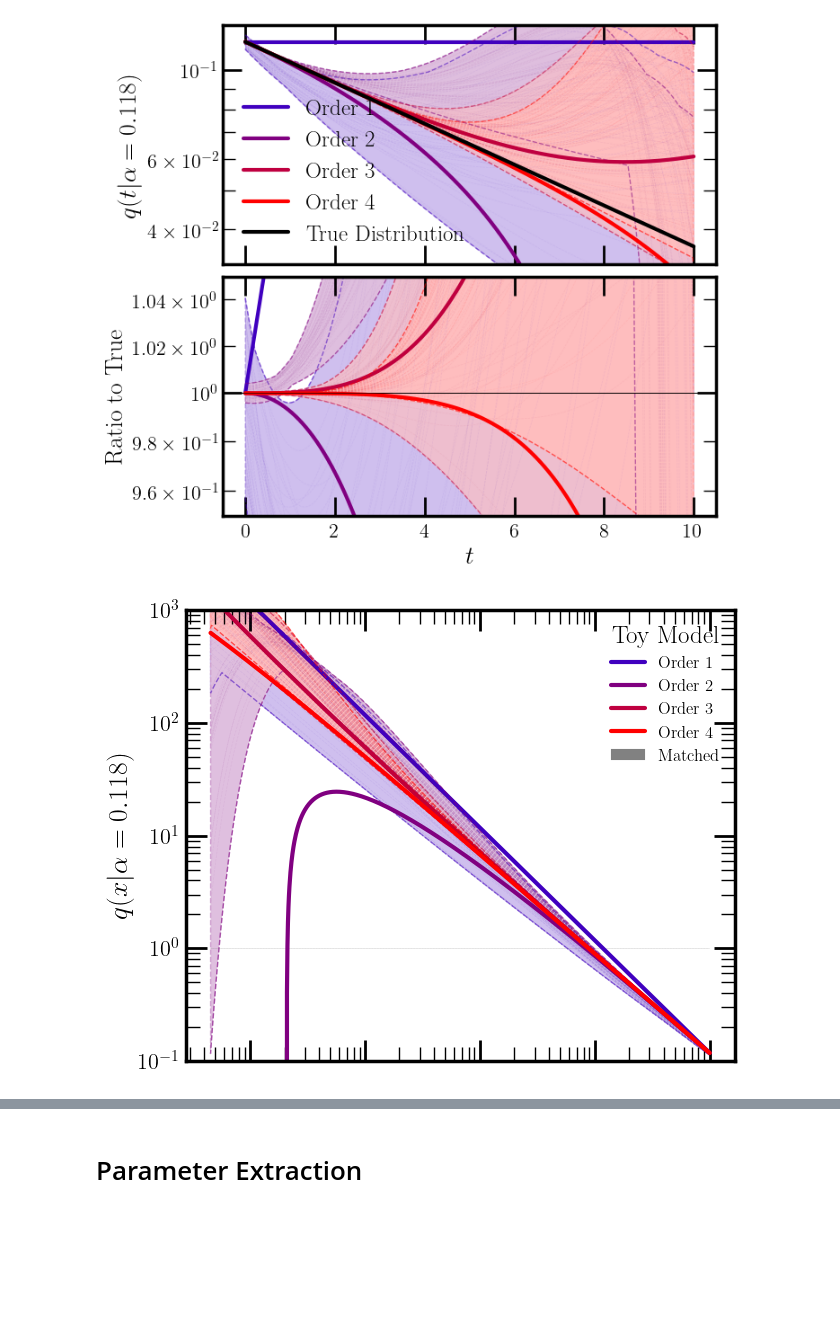
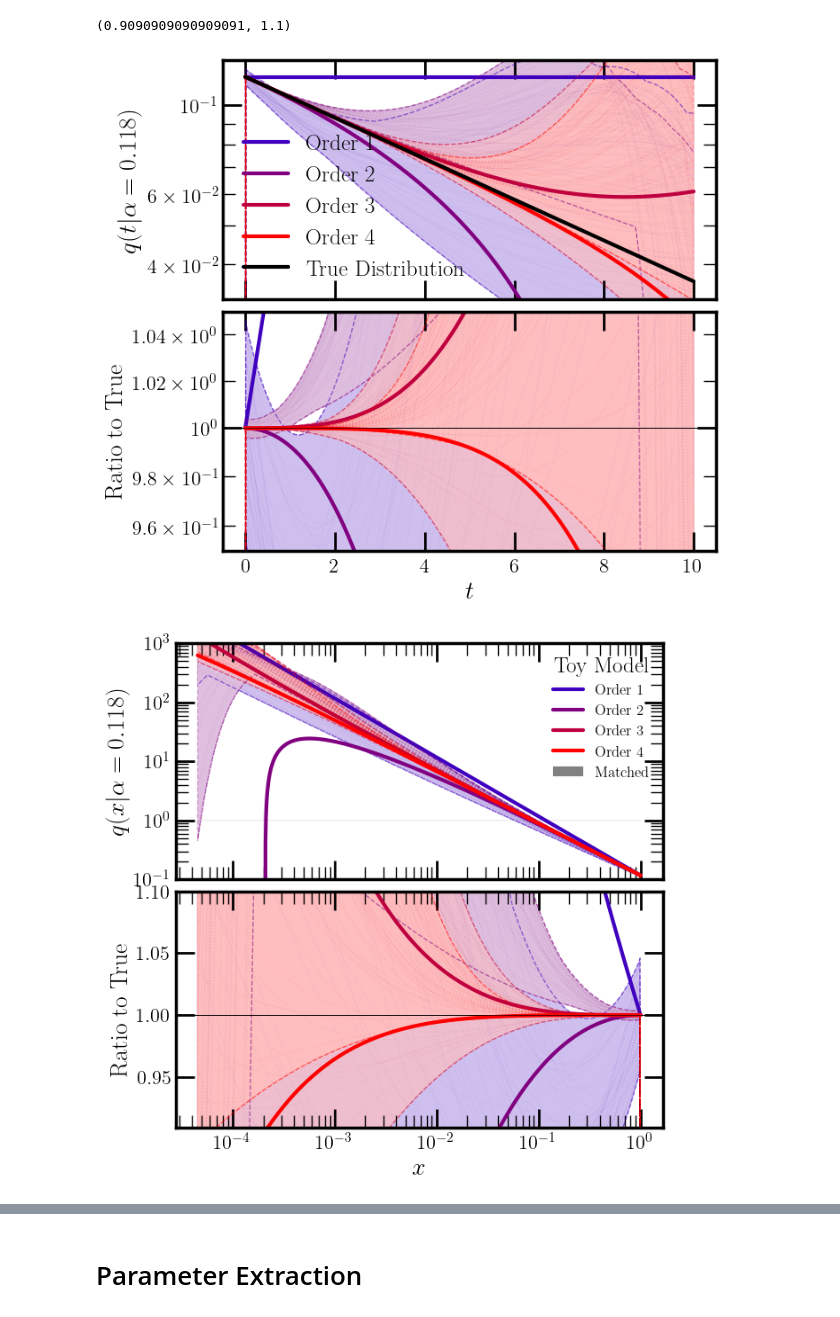
Before and after one commit to rikab/RDF, a Jupyter notebook: jax/exponential.ipynb, the cells around one changed output, grey strips where cells are left out. Saved outputs shown, nothing was run; the diff lists cells and outputs as text; code cells hidden in the pictures; blank space fills up the shorter version.

```diff
--- a/jax/exponential.ipynb
+++ b/jax/exponential.ipynb
@@ -1,13 +5,24 @@
 # %%
+# Standard things
+import math
 import numpy as np
 import jax.numpy as jnp
 import jax
-import math
+
+# FLOAT64 seems to be necessary for integral precision
+jax.config.update("jax_enable_x64", True)
+
+# Project-specific things
+# from utils.function_utils import polynomial, taylor_expand_2d, polynomial_multiply, polynomial_sum, polynomial_power, print_polynomial
+# from utils.function_utils import integrate_taylor_polynomial, derivative_t_polynomial, taylor_expand_2d, matching_coeffs
+# from utils.distribution_utils import construct_pdf, construct_cdf
 
 from utils.function_utils import polynomial, taylor_expand_2d, polynomial_multiply, polynomial_sum, polynomial_power, print_polynomial
-from utils.function_utils import integrate_taylor_polynomial, derivative_t_polynomial, taylor_expand_2d, matching_coeffs
+from utils.function_utils import integrate_taylor_polynomial, derivative_t_polynomial, taylor_expand_2d, matching_coeffs, build_powers
+from utils.distribution_utils import q
 
-from utils.distribution_utils import construct_pdf, construct_cdf
+from utils.qcd_utils import running_coupling
+from jax.experimental.ode import odeint
 
 # Plot
 import matplotlib.pyplot as plt
@@ -14,0 +32,7 @@ from rikabplotlib.plot_utils import newplot, hist_with_errors
+# %%
+# JAX vmapping and compilation
+jitted_q  = jax.jit(q)
+vmapped_q = jax.vmap(jitted_q, in_axes=(0, None, None, None))
+
+jitted_polynomial = jax.jit(polynomial)
+vmapped_polynomial = jax.vmap(jitted_polynomial, in_axes=(0, None))
@@ -331,13 +186,7 @@ c_5,0 = 1.19e+00 c_5,1 = 4.32e-01 c_5,2 = 1.30e+00 c_5,3 = -9.83e-01 c_5,4 = 1.4
 # %%
 fig, ax = newplot("full", subplot_array=(2, 1), sharex=True)
 
-colors = [0]
 
-
-for order in range(1,max_order):
-
-    o = (order) / (max_order-1)
-    colors.append((o, 0, 1 - o))
 
 
 for order in range(1, max_order):
@@ -475,8 +324,8 @@ plt.subplots_adjust(hspace = 0.05)
 ax[0].set_ylim(1e-1, 1e3)
 ax[1].set_ylim(1/1.1, 1.1)
 
-fig.delaxes(ax[1])
-# set ax[0] height
-fig.set_figheight(12)
+# fig.delaxes(ax[1])
+# # set ax[0] height
+# fig.set_figheight(12)
 # %% [output]
 Order 1
@@ -499,2 +348,3 @@ Order 1
+(0.9090909090909091, 1.1)
-[figure, old version]
+[figure, new version]
-[figure, old version]
+[figure, new version]
```
Also changed, not shown: parts of 22 cells of this notebook, 2 other files.
